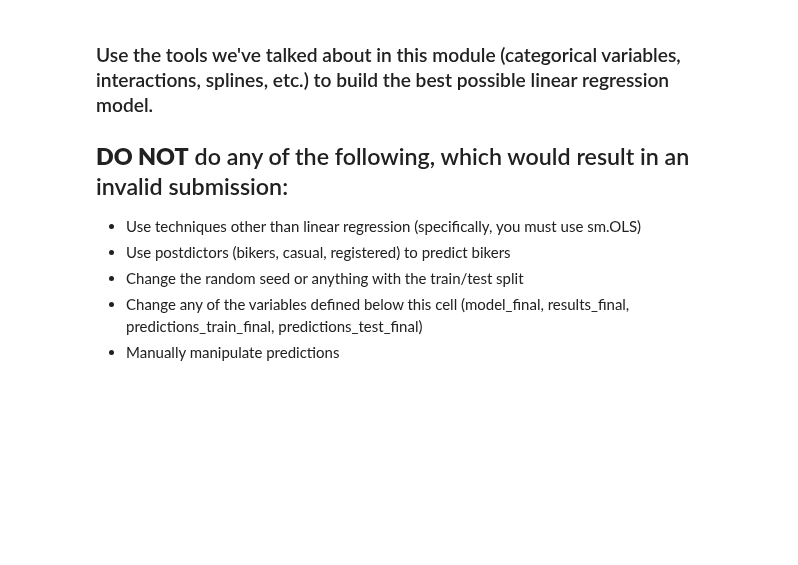
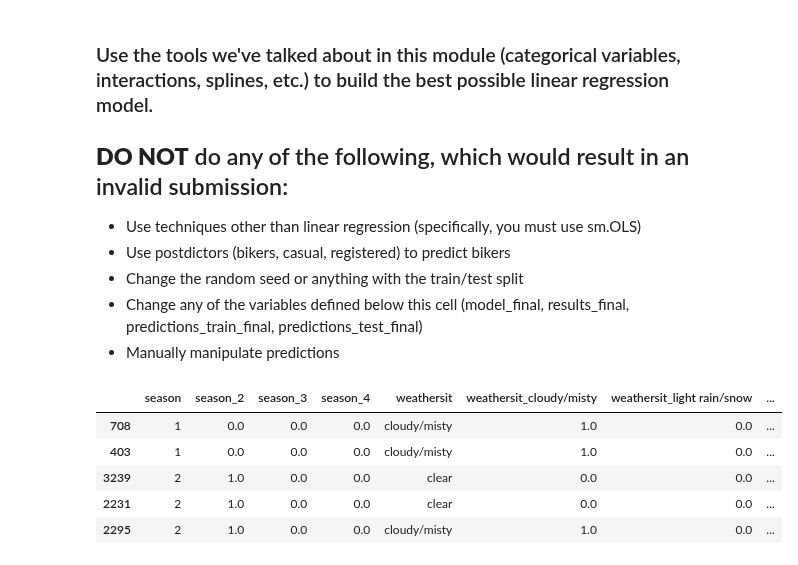
Before and after one commit to dpar09/code_2600, a Jupyter notebook: mod05_nonlinear.ipynb, the cells around one changed output. Cells and saved outputs as stored; diff of their text form; code cells hidden in the pictures; blank space fills up the shorter version.

```diff
--- a/mod05_nonlinear.ipynb
+++ b/mod05_nonlinear.ipynb
@@ -271,6 +354,29 @@ plot_avg_actual_vs_predicted_by_feature(X=X_train,
 - Manually manipulate predictions
 # %%
 # Data pre-processing (on Train, Test, X_train, and X_test)
+
+for df in (Train, Test, X_train, X_test):
+    season_dummies = pd.get_dummies(df['season'], prefix='season', drop_first=True).astype(float)
+    weather_dummies = pd.get_dummies(df['weathersit'], prefix='weathersit', drop_first=True).astype(float)
+    for col in season_dummies.columns:
+        df[col] = season_dummies[col]
+    for col in weather_dummies.columns:
+        df[col] = weather_dummies[col]
+
+    df['temp_workingday'] = df['temp'] * df['workingday']
+
+    df['rushhour_workingday'] = df['rushhour'] * df['workingday']
+
+Train[['season', 'season_2', 'season_3', 'season_4',
+       'weathersit', 'weathersit_cloudy/misty', 'weathersit_light rain/snow', 'weathersit_heavy rain/snow',
+       'workingday', 'temp_workingday', 'rushhour', 'rushhour_workingday']].head()
+# %% [output]
+|  | season | season_2 | season_3 | season_4 | weathersit | weathersit_cloudy/misty | weathersit_light rain/snow | ... |
+| 708 | 1 | 0.0 | 0.0 | 0.0 | cloudy/misty | 1.0 | 0.0 | ... |
+| 403 | 1 | 0.0 | 0.0 | 0.0 | cloudy/misty | 1.0 | 0.0 | ... |
+| 3239 | 2 | 1.0 | 0.0 | 0.0 | clear | 0.0 | 0.0 | ... |
+| 2231 | 2 | 1.0 | 0.0 | 0.0 | clear | 0.0 | 0.0 | ... |
+| 2295 | 2 | 1.0 | 0.0 | 0.0 | cloudy/misty | 1.0 | 0.0 | ... |
 # %%
 # Build your linear regression model here.
 vars_to_include = [
```
Also changed, not shown: parts of 19 cells of this notebook.
